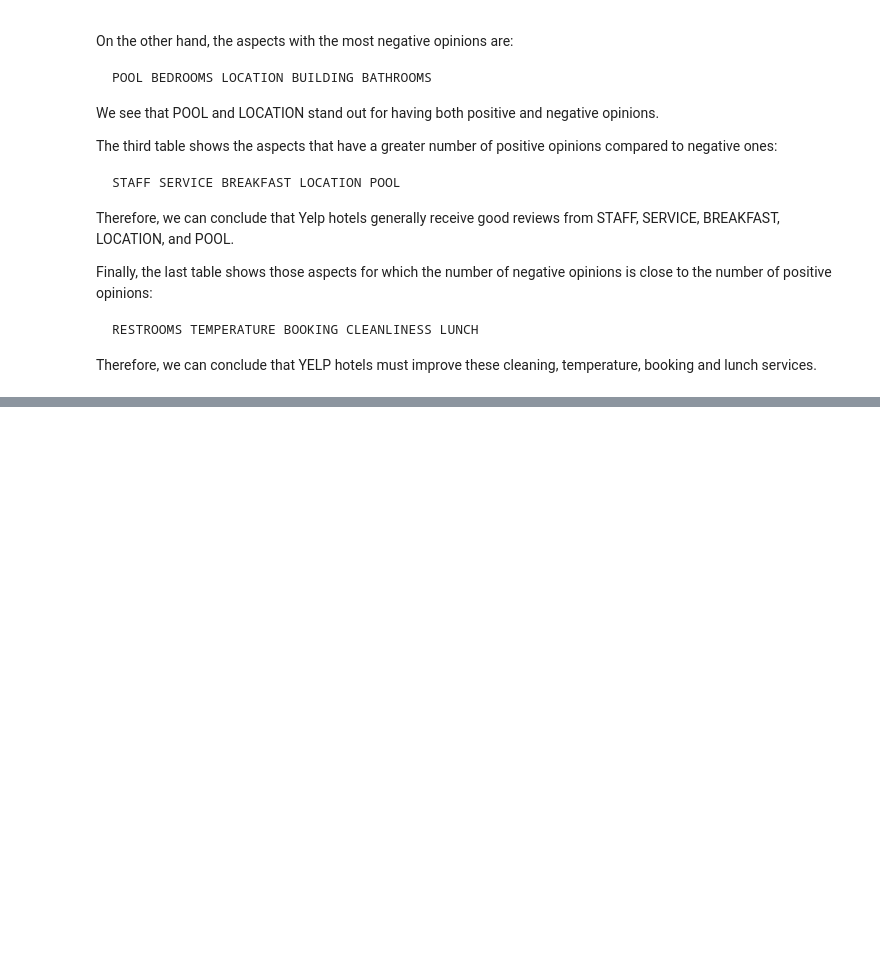
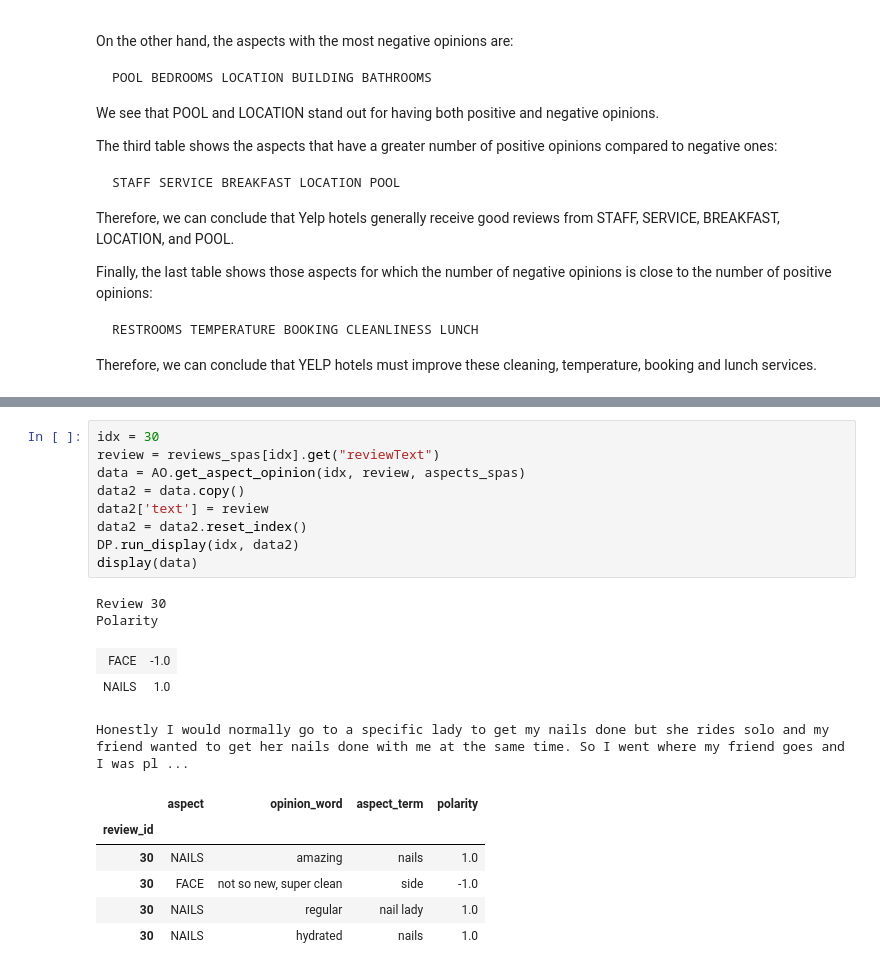
Before and after one commit to glorelvalle/mucd-mg, a Jupyter notebook: pln/p1.ipynb, the cells around one changed output, grey strips where cells are left out. Drawn from its saved outputs; the diff is of its cells as text; blank space fills up the shorter version.

```diff
--- a/pln/p1.ipynb
+++ b/pln/p1.ipynb
@@ -452,0 +492,21 @@ Therefore, we can conclude that YELP hotels must improve these cleaning, tempera
+# %%
+idx = 30
+review = reviews_spas[idx].get("reviewText")
+data = AO.get_aspect_opinion(idx, review, aspects_spas)
+data2 = data.copy()
+data2['text'] = review
+data2 = data2.reset_index()
+DP.run_display(idx, data2)
+display(data)
+# %% [output]
+Review 30
+Polarity
+| FACE | -1.0 |
+| NAILS | 1.0 |
+Honestly I would normally go to a specific lady to get my nails done but she rides solo and my friend wanted to get her nails done with me at the same time. So I went where my friend goes and I was pl ...
+|  | aspect | opinion_word | aspect_term | polarity |
+| review_id |  |  |  |  |
+| 30 | NAILS | amazing | nails | 1.0 |
+| 30 | FACE | not so new, super clean | side | -1.0 |
+| 30 | NAILS | regular | nail lady | 1.0 |
+| 30 | NAILS | hydrated | nails | 1.0 |
```
Also changed, not shown: parts of 11 cells of this notebook, 1 other file.
